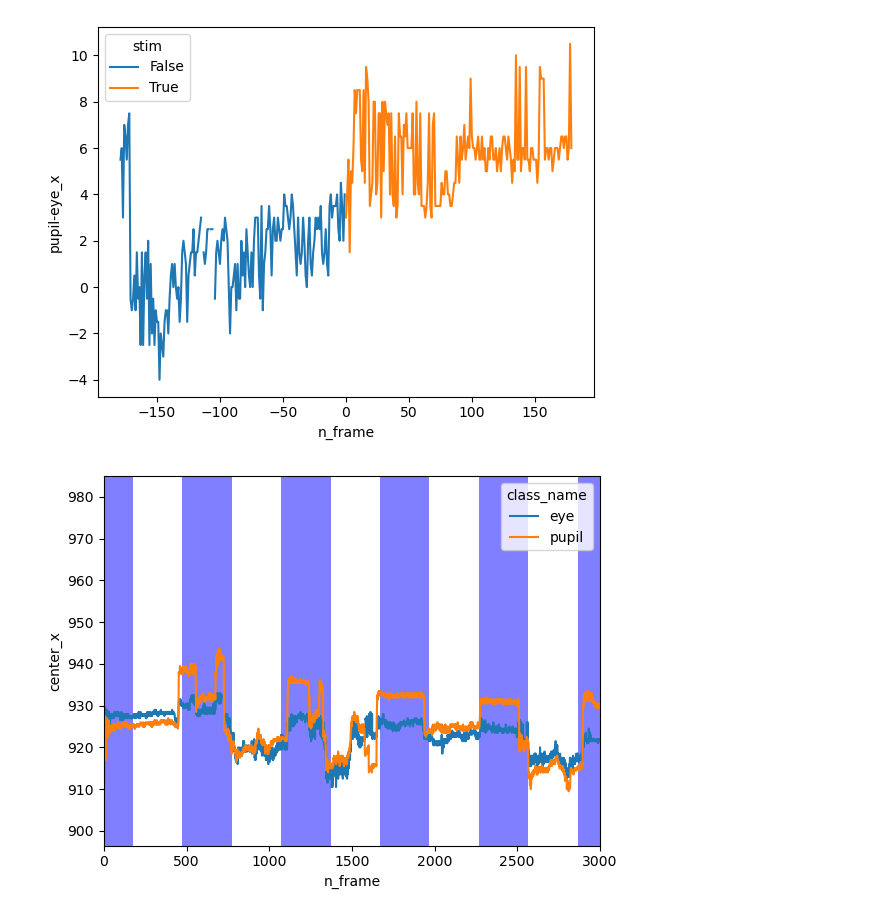
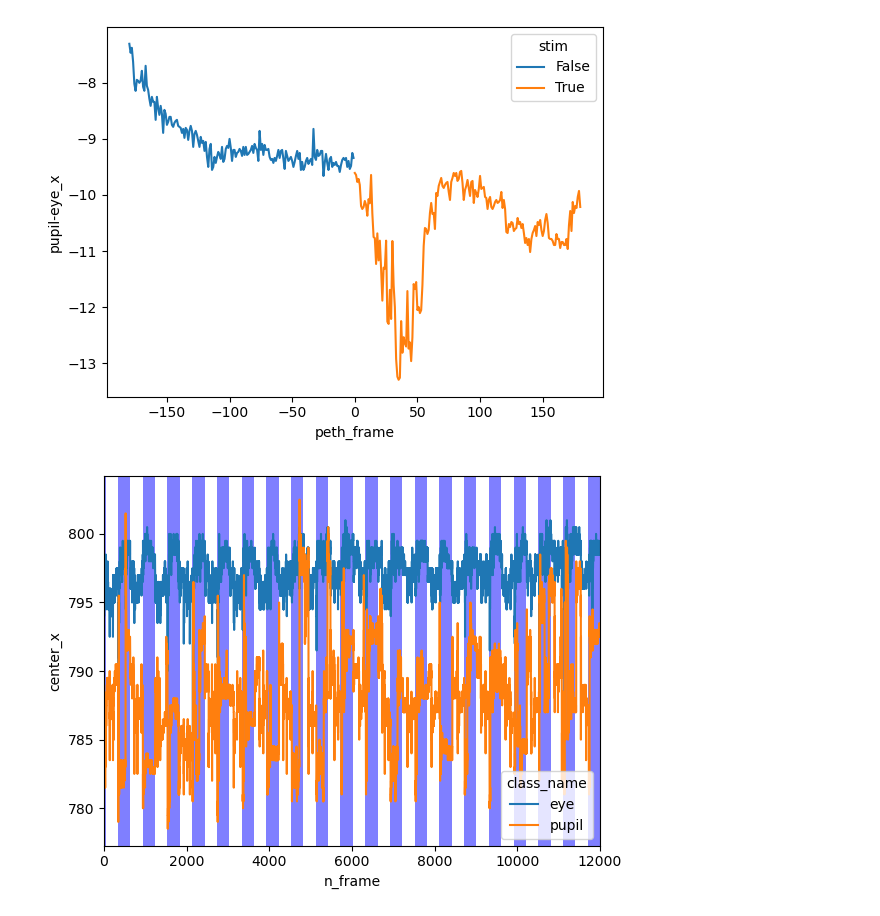
Before and after one commit to yongcheoljeong/yolov5-eye-movement, a Jupyter notebook: analysis/LabelAnalysis.ipynb, the cells around one changed output. Drawn from its saved outputs; the diff is of its cells as text; code cells hidden in the pictures.

Commit message:
bug fix peth for문

```diff
--- a/analysis/LabelAnalysis.ipynb
+++ b/analysis/LabelAnalysis.ipynb
@@ -78,7 +78,7 @@ class LabelAnalysis():
         df.sort_values(by=['n_frame', 'num_class'], inplace=True, ignore_index=True)
 
         # interpolation
-        df['center_x_intp'] = df.groupby(by=['class_name'])['center_x'].apply(lambda group: group.interpolate(method='n_frame'))
+        # df['center_x_intp'] = df.groupby(by=['class_name'])['center_x'].apply(lambda group: group.interpolate(method='n_frame'))
 
         # diff
         df['pupil-eye_x'] = df.groupby(by=['n_frame'])['center_x'].diff()
@@ -126,7 +133,7 @@ class LabelAnalysis():
 # %%
-video1_name = '60 L 20hz 5ms 5s.mp4'
+video1_name = '34 L 20hz 5ms 5s.mp4'
 mouse1 = LabelAnalysis(video_name=video1_name)
 
 res_df = mouse1.get_result_df()
-display(res_df)
+display(res_df.isna().sum())
 # %% [output]
@@ -169,13 +161,14 @@ range_list = mouse1.get_stim_range_list()
 # %%
+x_span = 180
+peth = []
+n_cycle = 0
+
 for (start, end) in range_list:
-    x_span = 180
-    peth = []
-    n_cycle = 0
-    if start - x_span > 0 & end + x_span < max(res_df['n_frame']):
+    if (start >= x_span) & (end <= max(res_df['n_frame']) - x_span):
         tmp = res_df.copy()
-        tmp['n_frame'] = tmp['n_frame'] - start
-        tmp = tmp.loc[(tmp['n_frame'] > -x_span) & (tmp['n_frame'] < x_span), :]
-        tmp['n_cycle'] = n_cycle
+        tmp['peth_frame'] = tmp['n_frame'] - start
+        tmp = tmp.loc[(tmp['peth_frame'] >= -x_span) & (tmp['peth_frame'] <= x_span)]
+        tmp.loc[:, 'n_cycle'] = n_cycle
         n_cycle += 1
         peth.append(tmp)
 
@@ -198,20 +191,22 @@ display(df_peth)
 # %%
 # PETH
-sns.lineplot(x='n_frame', y='pupil-eye_x', hue='stim', data=df_peth)
+df_plot = df_peth.dropna()
+display(df_plot)
+sns.lineplot(x='peth_frame', y='pupil-eye_x', hue='stim', data=df_plot) # std span 보기 위해
 plt.show()
 # %% [output]
-[figure, old version]
+[figure, new version]
 # %%
 # x-axis
 sns.lineplot(x='n_frame', y='center_x', hue='class_name', data=res_df)
 
 for (start, end) in range_list:
     plt.axvspan(start, end, facecolor='blue', alpha=0.5)
 
-plt.xlim(0, 3000)
+plt.xlim(0, 12000)
 plt.show()
 # %% [output]
-[figure, old version]
+[figure, new version]
 # %%
 # y-axis
 sns.lineplot(x='n_frame', y='center_y', hue='class_name', data=res_df)
```
Also changed, not shown: parts of 7 cells of this notebook, 2 other files.
